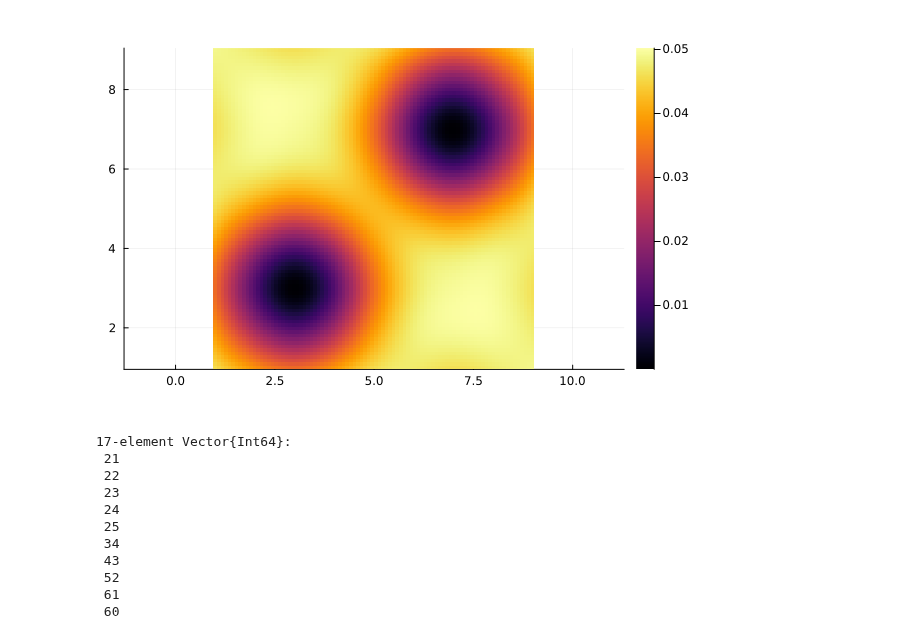
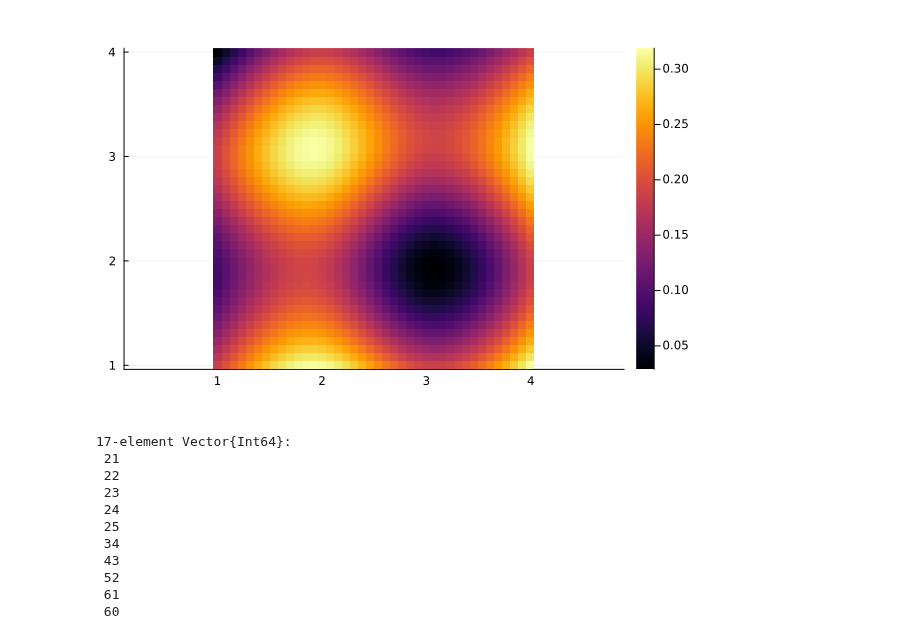
Before and after one commit to Umut-Can-Physics/Kagome-Lattice, a Jupyter notebook: Hofstadter-KM-Kagome/Many-Body/Hofstadter/Hofstadter_Braiding.ipynb, the cells around one changed output. Drawn from its saved outputs; the diff is of its cells as text; code cells hidden in the pictures.

```diff
--- a/Hofstadter-KM-Kagome/Many-Body/Hofstadter/Hofstadter_Braiding.ipynb
+++ b/Hofstadter-KM-Kagome/Many-Body/Hofstadter/Hofstadter_Braiding.ipynb
@@ -20,10 +16,10 @@ includet("../Scripts/Braiding.jl")
 # %%
-Nx = 9
-Ny = 9
+Nx = 4
+Ny = 4
 p = 1
-q = 9
+q = 2
 pn = 3
-U = 5
+U = 10
 V = 10
 NPin = 2
 
@@ -41,15 +37,22 @@ co, _ = plot_square_lattice(N, Nx, Ny)
 # %%
-matrix = Hofstadter_SP(Nx, Ny, p/q ,0);
-H = Sp_Op(N, matrix)
-H_sp_Sub, Sub_Basis, P, Pt = H_sub(N, H, Cut_Off)
-H_MB = H_Kin_MB(Sub_Basis, PN, H_sp_Sub)
-basis_cut_mb, basis_cut_sp = get_Bosonic_MB_Basis(Cut_Off, PN)
-H_Total = H_Total_Sub(PN, P, Pt, basis_cut_mb, Cut_Off, U, H_MB)
+# H_Hubbard_Projection() #
+matrix = Hofstadter_SP(Nx, Ny, p/q ,0)
+basis_sp = NLevelBasis(N)
+basis_cut_sp = NLevelBasis(Cut_Off)
+H = Sp_Op(basis_sp, matrix)
+H_sp_Sub, Sub_Basis, P, Pt = H_sub(basis_sp, H, Cut_Off)
+HardCore = false
+basis_cut_mb = get_Bosonic_MB_Basis(Sub_Basis, pn, HardCore)
+H_MB_sub = get_mb_op(basis_cut_mb, H_sp_Sub)
+basis_mb_sub = boson_mb_basis(Sub_Basis, pn, HardCore)
+H_Int = Hubbard_Interaction_fixed_prtcl(basis_sp)
+H_Int_Sub = Hubbard_Int_fixed_prtc_sub(H_Int, P, Pt, Sub_Basis, basis_mb_sub)
+HTotalSub = H_MB_sub + H_Int_Sub
 
 num_sub_list = get_num_sub_list(N, P, Pt)
 Sub_Number_MB_Operator_List = get_num_mb_op(N, basis_cut_sp, num_sub_list, basis_cut_mb)
 
-V0 = [V, V]; Imp_Site = [21, 61]
+V0 = [V, V]; Imp_Site = [13, 7]
 Impurity_Data = Impurity(V0, Imp_Site)
 ParameterInfo(NPin, pn, Nx, Ny, p, q)
 # %% [output]
@@ -62,5 +65,5 @@ The Number of State of Ground Degeneracy = 7
 # %%
-Impurity_H = Imp_H(H_Total, Sub_Number_MB_Operator_List, Impurity_Data);
+Impurity_H = Imp_H(HTotalSub, Sub_Number_MB_Operator_List, Impurity_Data);
 # %%
 ϵ, λ = eigenstates(Impurity_H)
 scatter(ϵ, title="Impurity Spectrum")
@@ -74,9 +75,9 @@ scatter(ϵ_fixed, title="Fixed Particle Sector Spectrum")
 # %%
 factor = 10
 Degeneracy, _, _, _ = ground_degeneracy(Nx, Ny, p, q, NPin, pn)
-plot_density(Nx, Ny, Degeneracy, N, Sub_Number_MB_Operator_List, basis_cut_mb, λ_fixed, factor)
+plot_density(Nx, Ny, Degeneracy, N, Sub_Number_MB_Operator_List, basis_cut_mb, λ, factor)
 # %% [output]
-[figure, old version]
+[figure, new version]
 # %%
 start_point_1 = Impurity_Data.Imp_Site[1]
 lens_1 = [4, 4, 4, 4]
```
Also changed, not shown: parts of 6 cells of this notebook, 6 other files.
